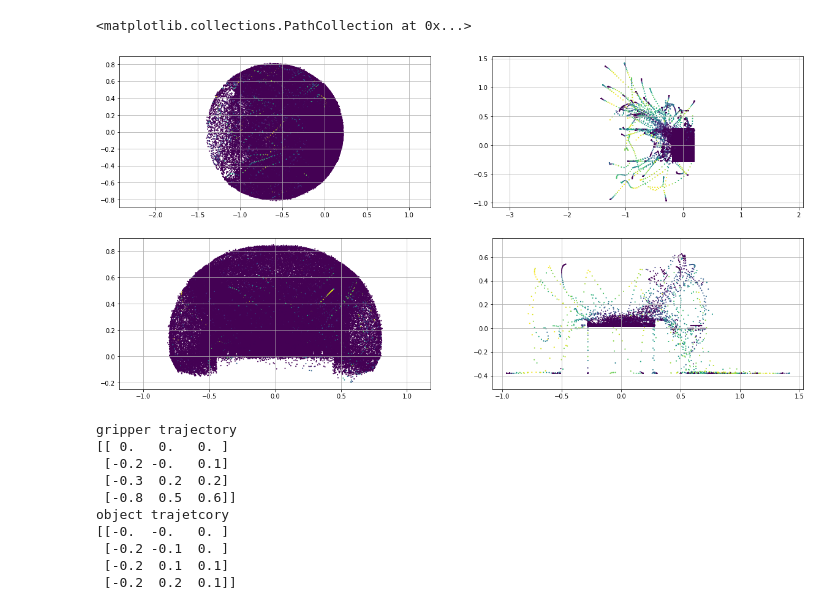
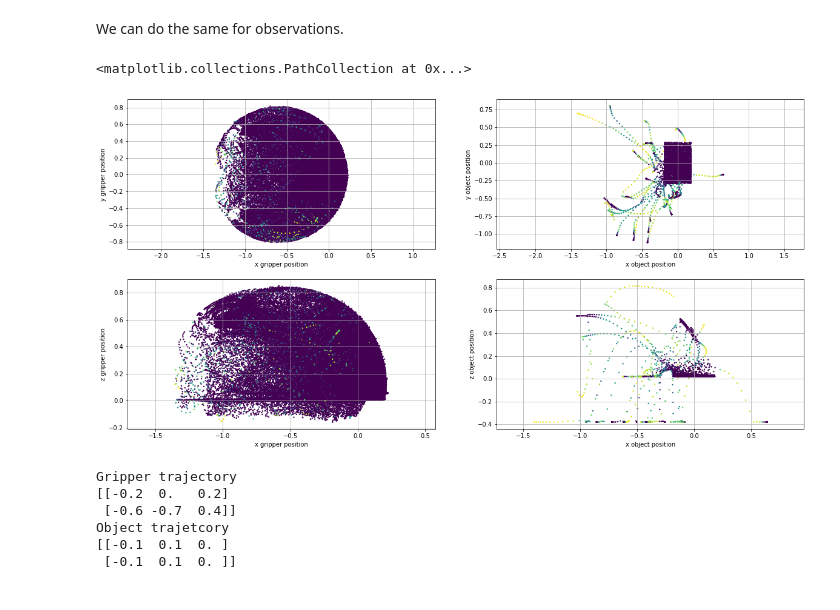
Before and after one commit to qgallouedec/lge, a Jupyter notebook: notebooks/latent_go_explore_panda.ipynb, the cells around one changed output. Drawn from its saved outputs; the diff is of its cells as text; code cells hidden in the pictures.

```diff
--- a/notebooks/latent_go_explore_panda.ipynb
+++ b/notebooks/latent_go_explore_panda.ipynb
@@ -129,0 +89,26 @@ Observation space:
+# %%
+# Some borring lines to get the probability of each observation to be sampled as goal
+lge.replay_buffer.recompute_embeddings()
+embeddings = lge.replay_buffer.next_embeddings[:num_timesteps]
+embeddings = np.squeeze(embeddings)
+sorted_density = lge.replay_buffer.sorted_density[:num_timesteps]
+_, index = np.unique(sorted_density, return_index=True)
+p = lge.replay_buffer.p
+prob = (1 - p) ** (np.arange(num_timesteps) - 1) * p
+prob = prob[index]
+
+# Get a color map to render this probability
+cmap = plt.get_cmap()
+color = cmap(prob / prob.max())
+
+fig, axs = plt.subplots(2, 2)
+fig.set_figheight(8)  # increase size, for readibility
+fig.set_figwidth(16)
+
+# Plot latent space
+for row in range(2):
+    for col in range(2):
+        axs[row, col].grid()
+        axs[row, col].axis("equal")
+        latent_idx = 2 * (2 * row + col)
+        axs[row, col].scatter(*embeddings[:, latent_idx : latent_idx + 2].T, c=color, s=2)
@@ -130,45 +117,48 @@ Observation space:
+# %% [markdown]
+We can do the same for observations.
 # %%
 fig, axs = plt.subplots(2, 2)
 fig.set_figheight(10)
 fig.set_figwidth(20)
 
-observations = observations.reshape(pos, -1)
-
 axs[0, 0].grid()
 axs[0, 0].axis("equal")
-axs[0, 0].scatter(*observations[:, [0, 1]].T, c=color, s=1)
+axs[0, 0].set_xlabel("x gripper position")
+axs[0, 0].set_ylabel("y gripper position")
+axs[0, 0].scatter(*observations[:, [0, 1]].T, c=color, s=2)
 
 axs[1, 0].grid()
 axs[1, 0].axis("equal")
-axs[1, 0].scatter(*observations[:, [1, 2]].T, c=color, s=1)
-
+axs[1, 0].set_xlabel("x gripper position")
+axs[1, 0].set_ylabel("z gripper position")
+axs[1, 0].scatter(*observations[:, [0, 2]].T, c=color, s=2)
 
 axs[0, 1].grid()
 axs[0, 1].axis("equal")
-axs[0, 1].scatter(*observations[:, [4, 5]].T, c=color, s=1)
+axs[0, 1].set_xlabel("x object position")
+axs[0, 1].set_ylabel("y object position")
+axs[0, 1].scatter(*observations[:, [4, 5]].T, c=color, s=2)
 
 axs[1, 1].grid()
 axs[1, 1].axis("equal")
-axs[1, 1].scatter(*observations[:, [5, 6]].T, c=color, s=1)
+axs[1, 1].set_xlabel("x object position")
+axs[1, 1].set_ylabel("z object position")
+axs[1, 1].scatter(*observations[:, [4, 6]].T, c=color, s=2)
 # %% [output]
 <matplotlib.collections.PathCollection at 0x...>
-[figure, old version]
+[figure, new version]
 # %%
-traj, _ = archive.sample_trajectory()
+traj, _ = lge.replay_buffer.sample_trajectory()
 traj = traj.round(1)
 
-print("gripper trajectory")
+print("Gripper trajectory")
 print(traj[..., 0:3])
-print("object trajetcory")
+print("Object trajetcory")
 print(traj[..., 4:7])
 # %% [output]
-gripper trajectory
-[[ 0.   0.   0. ]
- [-0.2 -0.   0.1]
- [-0.3  0.2  0.2]
- [-0.8  0.5  0.6]]
-object trajetcory
-[[-0.  -0.   0. ]
- [-0.2 -0.1  0. ]
- [-0.2  0.1  0.1]
- [-0.2  0.2  0.1]]
+Gripper trajectory
+[[-0.2  0.   0.2]
+ [-0.6 -0.7  0.4]]
+Object trajetcory
+[[-0.1  0.1  0. ]
+ [-0.1  0.1  0. ]]
```
Also changed, not shown: parts of 23 cells of this notebook, 1 other file.
